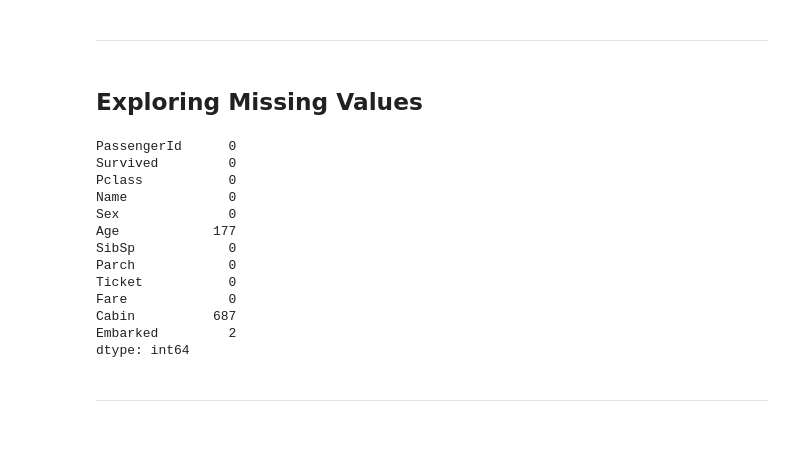
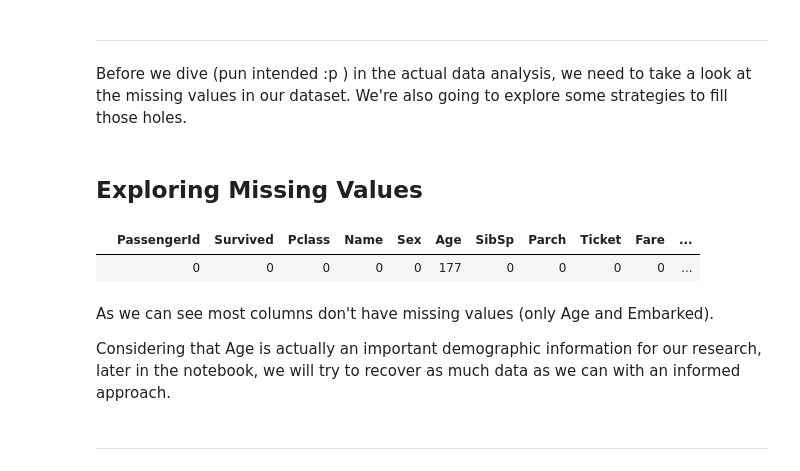
Before and after one commit to davidedigrande/titanic-dataset-eda, a Jupyter notebook: notebook.ipynb, the cells around one changed output. Saved outputs shown, nothing was run; the diff lists cells and outputs as text; code cells hidden in the pictures; blank space fills up the shorter version.

```diff
--- a/notebook.ipynb
+++ b/notebook.ipynb
@@ -50,23 +36,18 @@ df.head()
 # %% [markdown]
 ---
+# %% [markdown]
+Before we dive (pun intended :p ) in the actual data analysis, we need to take a look at the missing values in our dataset. We're also going to explore some strategies to fill those holes.
 # %% [markdown]
 ## Exploring Missing Values
-# %%
-df.isna().sum()
-# %% [output]
-PassengerId      0
-Survived         0
-Pclass           0
-Name             0
-Sex              0
-Age            177
-SibSp            0
-Parch            0
-Ticket           0
-Fare             0
-Cabin          687
-Embarked         2
-dtype: int64
+# %%
+DataFrame(df.isna().sum(), columns=['']).T
+# %% [output]
+|  | PassengerId | Survived | Pclass | Name | Sex | Age | SibSp | Parch | Ticket | Fare | ... |
+|  | 0 | 0 | 0 | 0 | 0 | 177 | 0 | 0 | 0 | 0 | ... |
+# %% [markdown]
+As we can see most columns don't have missing values (only Age and Embarked).
+
+Considering that Age is actually an important demographic information for our research, later in the notebook, we will try to recover as much data as we can with an informed approach.
 # %% [markdown]
 ---
 # %% [markdown]
```
Also changed, not shown: parts of 27 cells of this notebook.
